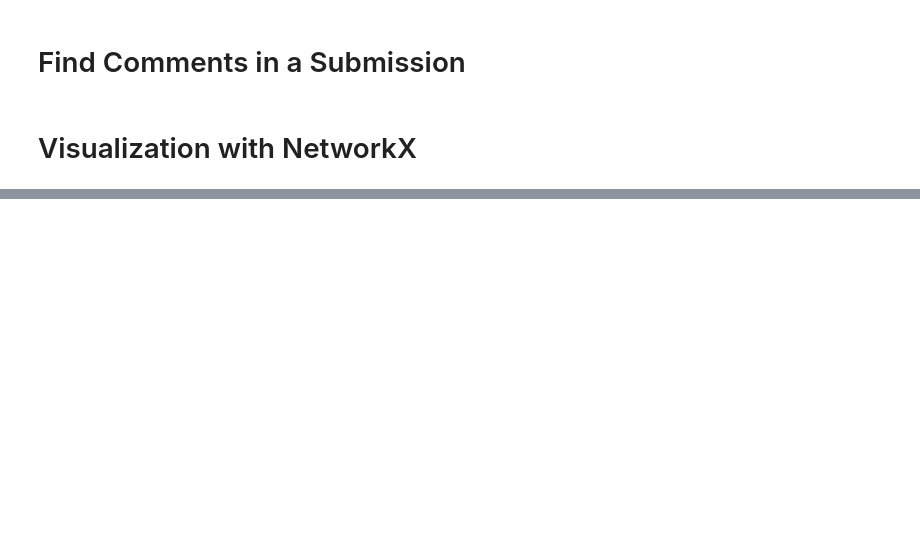
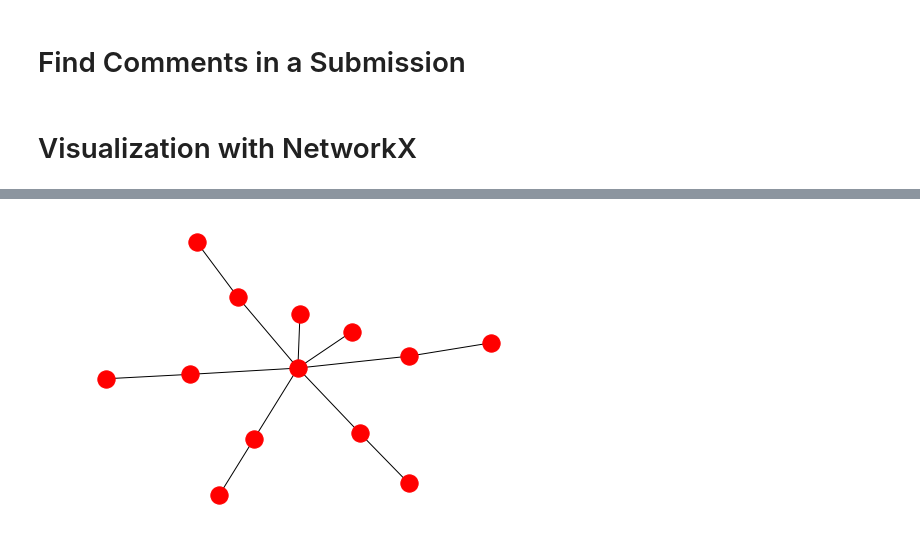
Before and after one commit to shobeir/GraphiPy, a Jupyter notebook: demo/DictionaryDemo.ipynb, the cells around one changed output, grey strips where cells are left out. Cells and saved outputs as stored; diff of their text form; code cells hidden in the pictures; blank space fills up the shorter version.

```diff
--- a/demo/DictionaryDemo.ipynb
+++ b/demo/DictionaryDemo.ipynb
@@ -43,0 +50,10 @@ legend = graphipy.nx_draw_random(nx_graph, legend=True)
+# %%
+for key in node_dict:
+    nodes = node_dict[key]
+
+    for key in nodes.keys():
+        node = vars(nodes[key])
+        nx_node = nx_graph.node[key]
+
+        for attr in node.keys():
+            nx_node[attr] = node[attr]
@@ -43,0 +66,29 @@ legend = graphipy.nx_draw_random(nx_graph, legend=True)
+# %%
+# Export graph as CSV files
+prefix = "dictionary"
+submission_comments.export_all_CSV(prefix) # will create csv files in csv/<prefix>/ directory
+# %%
+g = nx.Graph()
+# %%
+# Import CSV files
+import os
+import csv
+path = os.getcwd() + "\\csv\\" + prefix + "\\"
+edges_path = path + "edges\\"
+
+for filename in os.listdir(edges_path):
+    reader = csv.DictReader(open(edges_path + filename))
+    for edge in reader:
+        source = edge["Source"]
+        target = edge["Target"]
+        attr = {
+            "Label": edge["Label"],
+            "label_attribute": edge["label_attribute"],
+            "_id": edge["_id"]
+        }
+        g.add_edge(source, target, attr_dict=attr)
+# %%
+# Draw the graph without node labels
+nx.draw(g)
+# %% [output]
+[figure, added]
```
Also changed, not shown: parts of 12 cells of this notebook, 4 other files.
